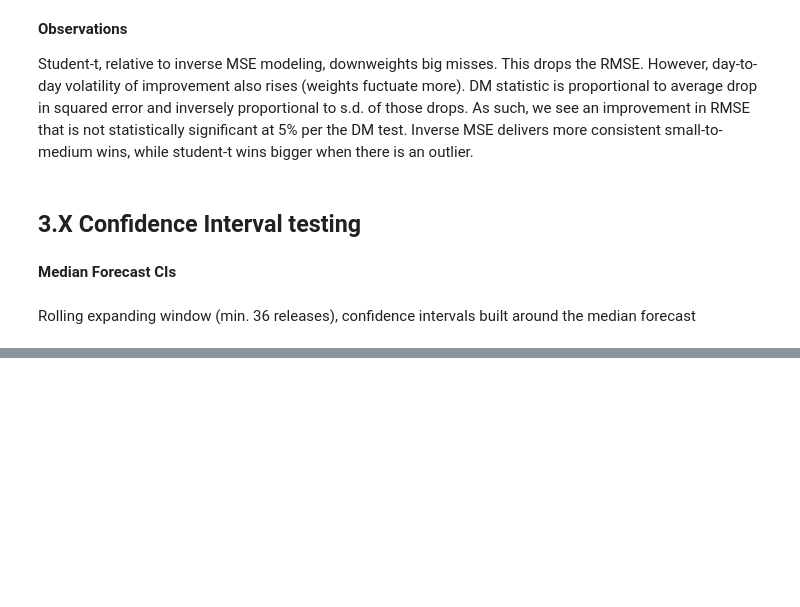
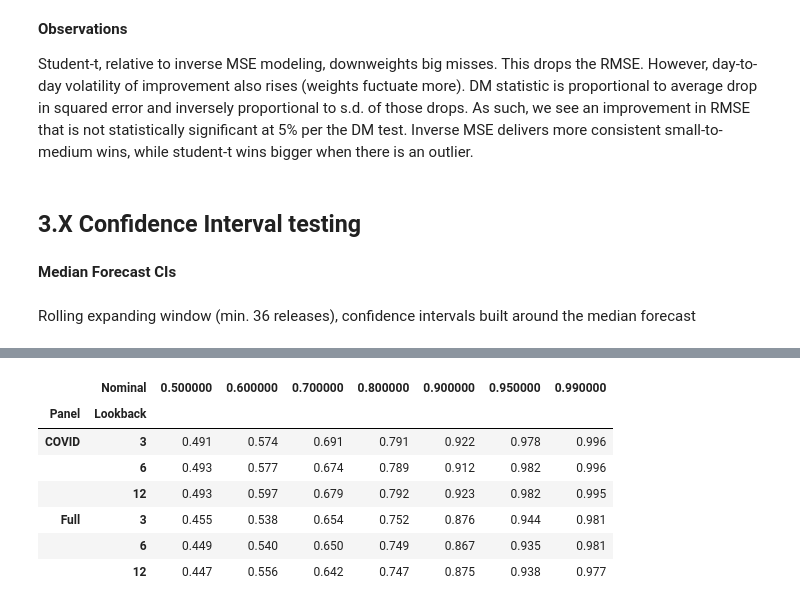
Before and after one commit to nicwjh/nfp-forecasting, a Jupyter notebook: notebooks/nfp_3_point.ipynb, the cells around one changed output, grey strips where cells are left out. Drawn from its saved outputs; the diff is of its cells as text; code cells hidden in the pictures; blank space fills up the shorter version.

Commit message:
Display change

```diff
--- a/notebooks/nfp_3_point.ipynb
+++ b/notebooks/nfp_3_point.ipynb
@@ -1365,0 +1104,92 @@ Smart inverse-MSE CI coverage — 12-month window (COVID-filtered df)
+# %%
+import numpy as np, pandas as pd, scipy.stats as st
+from collections import defaultdict
+from tqdm.auto import tqdm
+
+# ───────────────────────── parameters ───────────────────────
+LOOKBACKS  = [3, 6, 12]                  # inverse-MSE windows (mo)
+LEVELS     = [0.50, 0.60, 0.70, 0.80, 0.90, 0.95, 0.99]
+RIDGE      = 1e-6
+MIN_TRAIN  = 36
+
+PANELS = {                      # name → DataFrame
+    "Full":  df_full,
+    "COVID": df
+}
+
+# container for coverage rows
+rows = []
+
+# ───────────────────────── main loop ─────────────────────────
+for panel_name, panel in PANELS.items():
+    dates = np.sort(panel["release_date"].unique())
+
+    for LB in LOOKBACKS:
+        # 1) smart forecast + errors
+        recs = []
+        for idx in range(LB, len(dates)):
+            t = dates[idx]
+            hist = panel[panel["release_date"].isin(dates[idx-LB:idx])]
+
+            # economists with full coverage in window
+            valid = hist.groupby("economist")["forecast"].apply(lambda s: s.notna().all())
+            econs = valid[valid].index
+            if econs.empty:   continue
+
+            mse = (hist[hist["economist"].isin(econs)]
+                   .groupby("economist")["error"]
+                   .apply(lambda s: np.nanmean(s**2)))
+            w = 1/(mse + RIDGE);  w /= w.sum()
+
+            cur = panel[(panel["release_date"] == t) & (panel["economist"].isin(w.index))]
+            f_t = cur.set_index("economist")["forecast"].dropna()
+            w   = w.loc[w.index.intersection(f_t.index)]
+            if w.empty:   continue
+            w /= w.sum()
+
+            smart = np.dot(w, f_t.loc[w.index])
+            actual = panel.loc[panel["release_date"] == t, "actual"].iloc[0]
+            recs.append((smart, actual))
+
+        oos = pd.DataFrame(recs, columns=["smart", "actual"])
+        oos["err"] = oos["smart"] - oos["actual"]
+
+        # 2) expanding-window CIs
+        hits, totN = defaultdict(int), 0
+        for i in tqdm(range(MIN_TRAIN, len(oos)),
+                      desc=f"{panel_name} {LB}-mo", leave=False):
+            nu, mu, sig = st.t.fit(oos.iloc[:i]["err"].values)
+            point, actual = oos.iloc[i][["smart", "actual"]]
+
+            for L in LEVELS:
+                q   = st.t.ppf(1-(1-L)/2, df=nu)
+                hw  = q*sig
+                if (point+mu-hw) <= actual <= (point+mu+hw):
+                    hits[L] += 1
+            totN += 1
+
+        # 3) store coverage
+        for L in LEVELS:
+            rows.append({
+                "Panel": panel_name,
+                "Lookback": LB,
+                "Nominal": L,
+                "Empirical": hits[L]/totN
+            })
+
+# ───────────────────────── display nicely ────────────────────
+coverage_df = (pd.DataFrame(rows)
+               .pivot_table(index=["Panel","Lookback"],
+                            columns="Nominal",
+                            values="Empirical")
+               .sort_index())
+coverage_df.style.format("{:.3f}")
+# %% [output]
+|  | Nominal | 0.500000 | 0.600000 | 0.700000 | 0.800000 | 0.900000 | 0.950000 | 0.990000 |
+| Panel | Lookback |  |  |  |  |  |  |  |
+| COVID | 3 | 0.491 | 0.574 | 0.691 | 0.791 | 0.922 | 0.978 | 0.996 |
+|  | 6 | 0.493 | 0.577 | 0.674 | 0.789 | 0.912 | 0.982 | 0.996 |
+|  | 12 | 0.493 | 0.597 | 0.679 | 0.792 | 0.923 | 0.982 | 0.995 |
+| Full | 3 | 0.455 | 0.538 | 0.654 | 0.752 | 0.876 | 0.944 | 0.981 |
+|  | 6 | 0.449 | 0.540 | 0.650 | 0.749 | 0.867 | 0.935 | 0.981 |
+|  | 12 | 0.447 | 0.556 | 0.642 | 0.747 | 0.875 | 0.938 | 0.977 |
```
Also changed, not shown: parts of 11 cells of this notebook.
